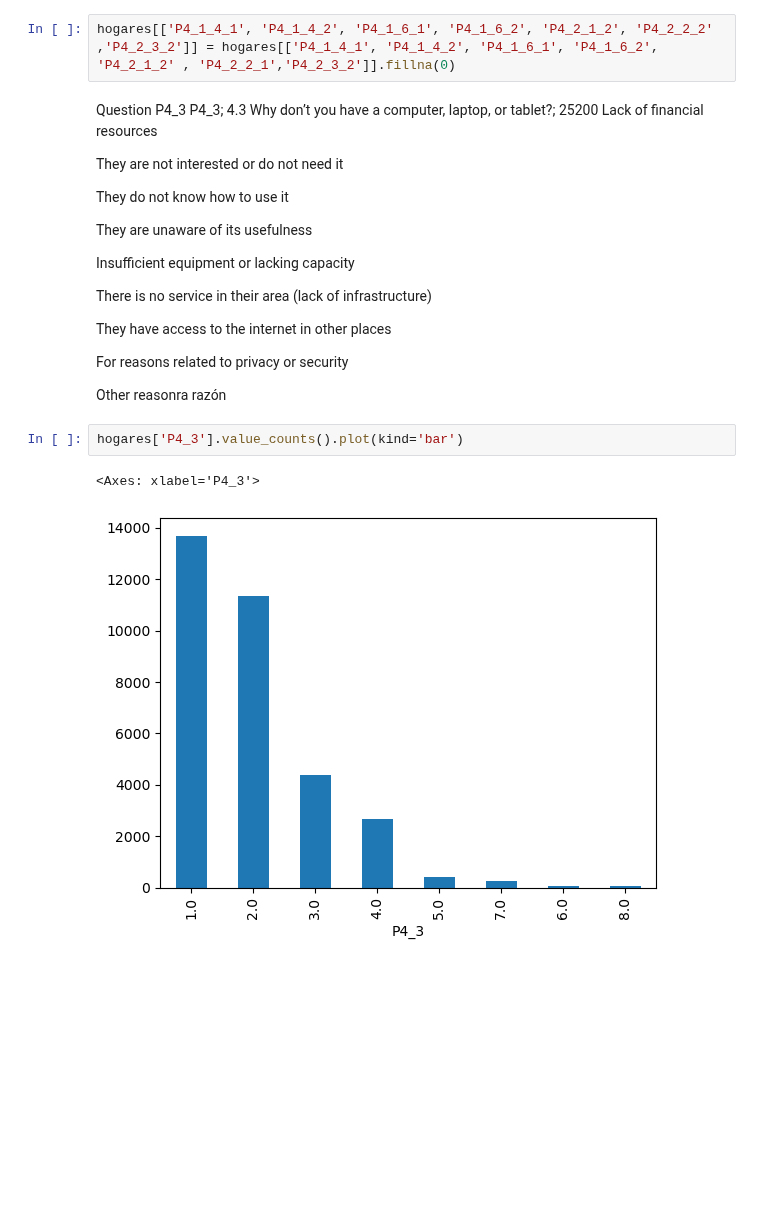
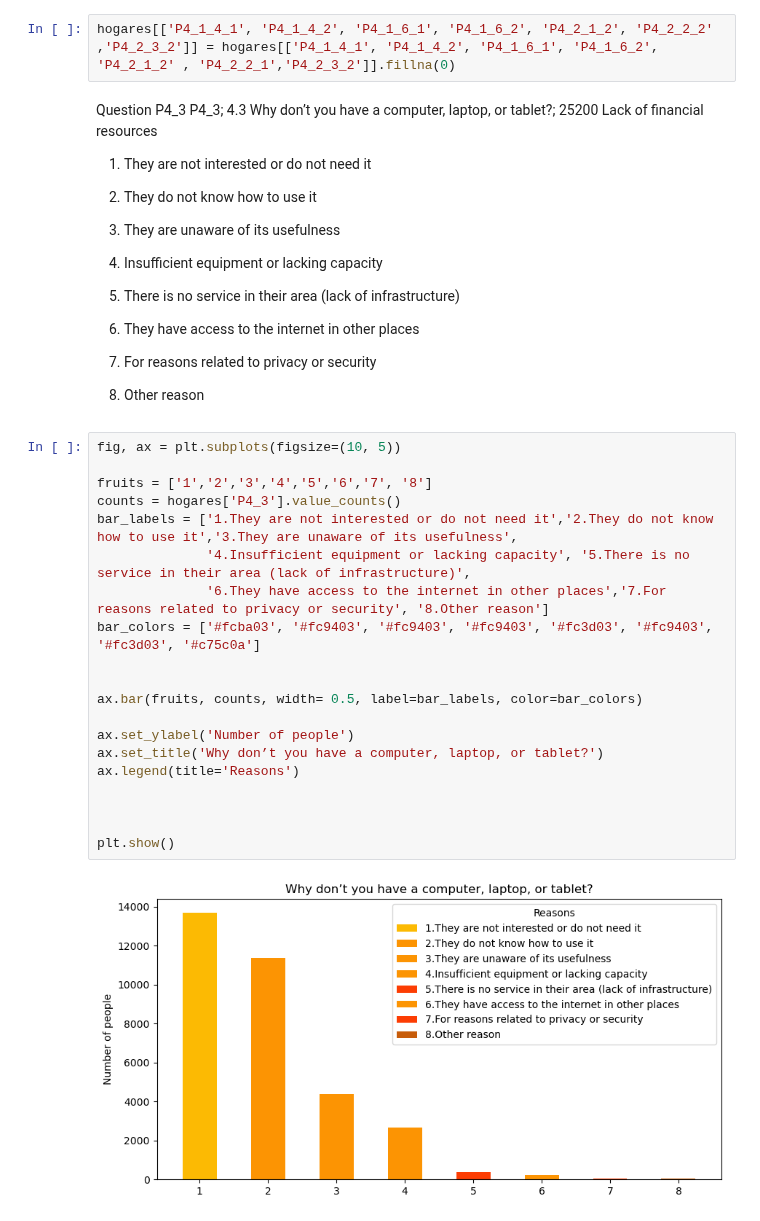
Before and after one commit to aleaguilar0094-ops/Mexican-National-Survey, a Jupyter notebook: Data analysis.ipynb, the cells around one changed output. Saved outputs shown, nothing was run; the diff lists cells and outputs as text; blank space fills up the shorter version.

Commit message:
The bar graph of the P4_3 answer was added

```diff
--- a/Data analysis.ipynb
+++ b/Data analysis.ipynb
@@ -73,23 +73,40 @@ Question P4_3
 P4_3; 4.3 Why don’t you have a computer, laptop, or tablet?; 25200
 Lack of financial resources
 
-They are not interested or do not need it
+1) They are not interested or do not need it
 
-They do not know how to use it
+2) They do not know how to use it
 
-They are unaware of its usefulness
+3) They are unaware of its usefulness
 
-Insufficient equipment or lacking capacity
+4) Insufficient equipment or lacking capacity
 
-There is no service in their area (lack of infrastructure)
+5) There is no service in their area (lack of infrastructure)
 
-They have access to the internet in other places
+6) They have access to the internet in other places
 
-For reasons related to privacy or security
+7) For reasons related to privacy or security
 
-Other reasonra razón
+8) Other reason
-# %%
-hogares['P4_3'].value_counts().plot(kind='bar')
-# %% [output]
-<Axes: xlabel='P4_3'>
-[figure, removed]
+# %%
+fig, ax = plt.subplots(figsize=(10, 5))
+
+fruits = ['1','2','3','4','5','6','7', '8']
+counts = hogares['P4_3'].value_counts()
+bar_labels = ['1.They are not interested or do not need it','2.They do not know how to use it','3.They are unaware of its usefulness',
+              '4.Insufficient equipment or lacking capacity', '5.There is no service in their area (lack of infrastructure)',
+              '6.They have access to the internet in other places','7.For reasons related to privacy or security', '8.Other reason']
+bar_colors = ['#fcba03', '#fc9403', '#fc9403', '#fc9403', '#fc3d03', '#fc9403', '#fc3d03', '#c75c0a']
+
+
+ax.bar(fruits, counts, width= 0.5, label=bar_labels, color=bar_colors)
+
+ax.set_ylabel('Number of people')
+ax.set_title('Why don’t you have a computer, laptop, or tablet?')
+ax.legend(title='Reasons')
+
+
+
+plt.show()
+# %% [output]
+[figure, added]
```
